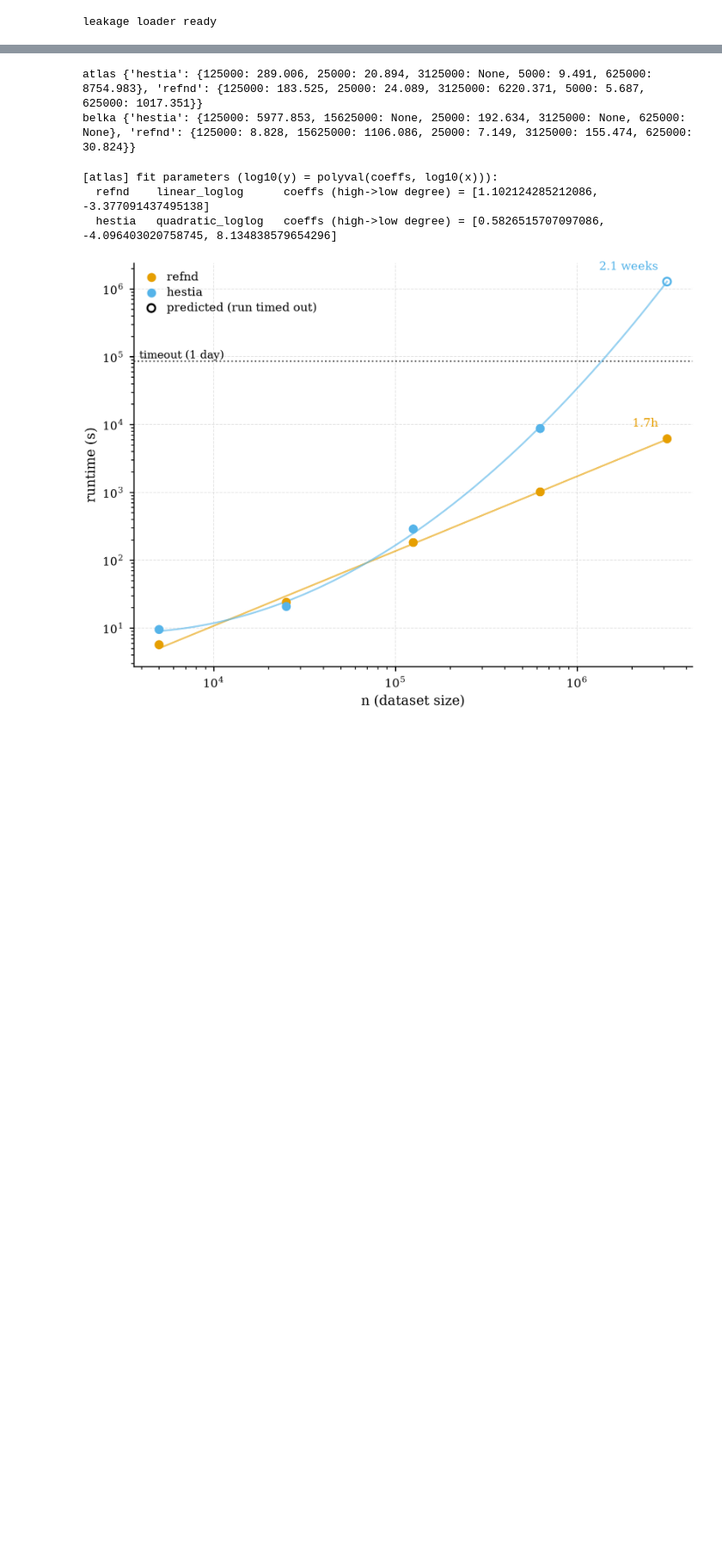
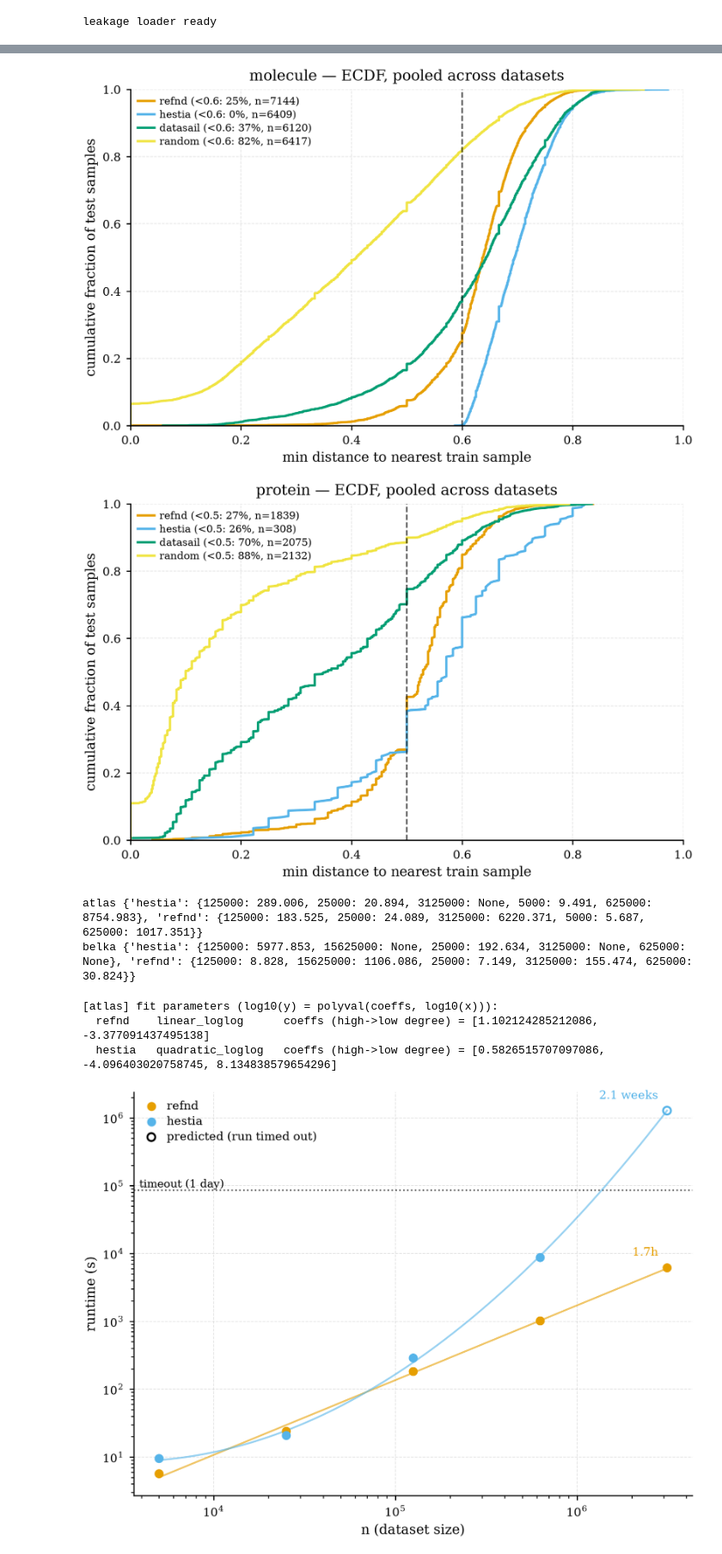
Before and after one commit to anthol42/refnd-paper, a Jupyter notebook: notebooks/comparison_figures.ipynb, the cells around one changed output, grey strips where cells are left out. Shown at 86% size. Drawn from its saved outputs; the diff is of its cells as text; code cells hidden in the pictures; blank space fills up the shorter version.

Commit message:
Add first draft of data figures

```diff
--- a/notebooks/comparison_figures.ipynb
+++ b/notebooks/comparison_figures.ipynb
@@ -33,6 +33,18 @@ def method_colors(methods: list[str]) -> dict[str, str]:
     return {method: _cycle_colors[i % len(_cycle_colors)] for i, method in enumerate(methods)}
 
 METHOD_COLOR = method_colors(METHODS)
+
+# ---- Figure saving -----------------------------------------------------
+# Every figure is saved as SVG; flip SAVE_PDF to also save a PDF copy
+# (e.g. for camera-ready submission).
+SAVE_PDF = False
+FIGS_DIR = Path("..") / "figs"
+FIGS_DIR.mkdir(parents=True, exist_ok=True)
+
+def save_fig(fig, name: str) -> None:
+    fig.savefig(FIGS_DIR / f"{name}.svg")
+    if SAVE_PDF:
+        fig.savefig(FIGS_DIR / f"{name}.pdf")
 # %%
 # ---- Data loading helper ----------------------------------------------------
 
@@ -76,7 +88,8 @@ def plot_bar_combined(groups: list[tuple[str, str]], head: str = "mlp", methods:
     return fig, ax
 
 groups = [("molecule", ds) for ds in MOLECULE_DATASETS] + [("protein", ds) for ds in PROTEIN_DATASETS]
-plot_bar_combined(groups)
+fig, ax = plot_bar_combined(groups)
 plt.show()
+save_fig(fig, "perf_combined_mlp")
 # %% [output]
 [figure]
@@ -174,3 +145,50 @@ plt.show()
+# %%
+# ---- Draft C: ECDF combined across all datasets in a modality ---------------
+# Concatenate the per-test-sample leakage arrays across every dataset of a
+# modality (for each method) before computing the ECDF, so each modality gets
+# a single pooled curve instead of one plot per dataset.
+
+def plot_leakage_ecdf_combined(modality: str, datasets: list[str], methods: list[str] = METHODS):
+    dist_threshold = 1.0 - LEAK_THRESHOLD[modality]
+    colors = method_colors(methods)
+
+    fig, ax = plt.subplots(figsize=(6, 4))
+    for method in methods:
+        pooled = []
+        for dataset in datasets:
+            identity = load_leakage(modality, dataset, method)
+            if identity is None:
+                continue
+            pooled.append(identity)
+        if not pooled:
+            continue
+        identity = np.concatenate(pooled)
+        dist = 1.0 - identity
+        x = np.sort(dist)
+        y = np.arange(1, len(x) + 1) / len(x)
+        frac_below = float((dist < dist_threshold).mean())
+        ax.plot(x, y, color=colors[method], label=f"{method} (<{dist_threshold:g}: {frac_below:.0%}, n={len(x)})")
+
+    ax.axvline(dist_threshold, color="black", linestyle="--", linewidth=1, alpha=0.7)
+    ax.set_xlabel("min distance to nearest train sample")
+    ax.set_ylabel("cumulative fraction of test samples")
+    ax.set_xlim(0, 1)
+    ax.set_ylim(0, 1)
+    ax.set_title(f"{modality} — ECDF, pooled across datasets")
+    ax.legend(fontsize=7)
+    fig.tight_layout()
+    return fig, ax
+
+fig, ax = plot_leakage_ecdf_combined("molecule", MOLECULE_DATASETS)
+plt.show()
+save_fig(fig, "leakage_ecdf_molecule")
+
+fig, ax = plot_leakage_ecdf_combined("protein", PROTEIN_DATASETS)
+plt.show()
+save_fig(fig, "leakage_ecdf_protein")
+# %% [output]
+[figure, added]
+[figure, added]
 # %%
 # ---- Runtime scaling data loading --------------------------------------------
 
```
Also changed, not shown: parts of 8 cells of this notebook, 13 other files.
